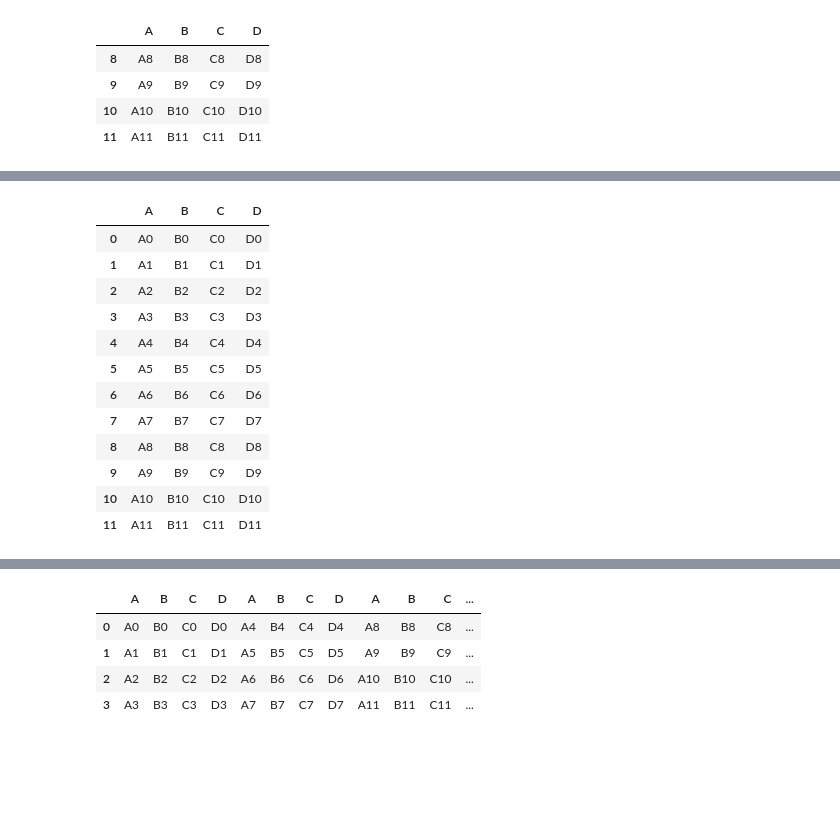
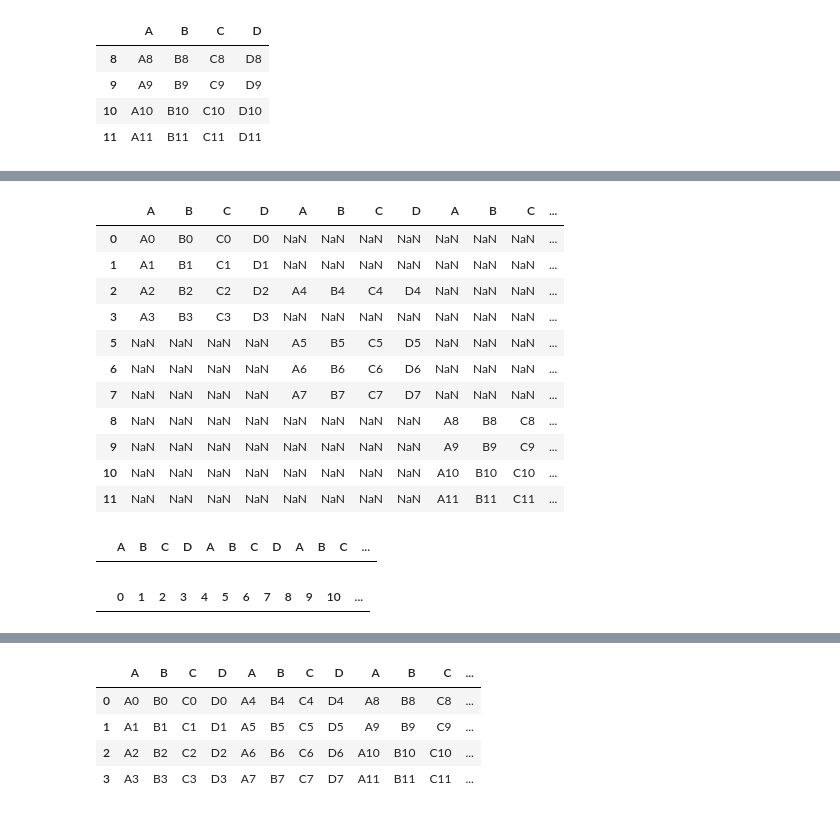
Before and after one commit to ustab/NOTES-FROM-LECTURERS, a Jupyter notebook: DAwPy_S9_(Combining_DataFrames)_student.ipynb, the cells around one changed output, grey strips where cells are left out. Saved outputs shown, nothing was run; the diff lists cells and outputs as text; code cells hidden in the pictures; blank space fills up the shorter version.

```diff
--- a/DAwPy_S9_(Combining_DataFrames)_student.ipynb
+++ b/DAwPy_S9_(Combining_DataFrames)_student.ipynb
@@ -280,16 +332,26 @@ display(df4,df5,df6)
+# %%
+pd.concat([df4,df5,df6],axis=1) # indexlere göre birleştirme yapacağı için. indexleri farklı
+# .. olduğu için df5 i yanına ekledi sütun olarak(Yani A,B,C,D yi koydu yana) ama indexleri uyuşmadığı için
+# .. alta 4,5,6,7. indexi ekledi ve onunla kendisine ait olan A,B,C,D(ikinci A,B,C,D) ile birleştirdi
+# %% [output]
+|  | A | B | C | D | A | B | C | D | A | B | C | ... |
+| 0 | A0 | B0 | C0 | D0 | NaN | NaN | NaN | NaN | NaN | NaN | NaN | ... |
+| 1 | A1 | B1 | C1 | D1 | NaN | NaN | NaN | NaN | NaN | NaN | NaN | ... |
+| 2 | A2 | B2 | C2 | D2 | A4 | B4 | C4 | D4 | NaN | NaN | NaN | ... |
+| 3 | A3 | B3 | C3 | D3 | NaN | NaN | NaN | NaN | NaN | NaN | NaN | ... |
+| 5 | NaN | NaN | NaN | NaN | A5 | B5 | C5 | D5 | NaN | NaN | NaN | ... |
+| 6 | NaN | NaN | NaN | NaN | A6 | B6 | C6 | D6 | NaN | NaN | NaN | ... |
+| 7 | NaN | NaN | NaN | NaN | A7 | B7 | C7 | D7 | NaN | NaN | NaN | ... |
+| 8 | NaN | NaN | NaN | NaN | NaN | NaN | NaN | NaN | A8 | B8 | C8 | ... |
+| 9 | NaN | NaN | NaN | NaN | NaN | NaN | NaN | NaN | A9 | B9 | C9 | ... |
+| 10 | NaN | NaN | NaN | NaN | NaN | NaN | NaN | NaN | A10 | B10 | C10 | ... |
+| 11 | NaN | NaN | NaN | NaN | NaN | NaN | NaN | NaN | A11 | B11 | C11 | ... |
+# %%
+pd.concat([df4,df5,df6],axis=1, join="inner") # Boş geldi çünkü "inner" kesişim yapar. Kesişen index olmadığı için boş geldi çıktı.
+# Bunu düzeltmek için bir şey yapabilir miyiz?
+# %% [output]
+|  | A | B | C | D | A | B | C | D | A | B | C | ... |
 # %%
-pd.concat([df4, df5, df6], axis=0)
+pd.concat([df4,df5,df6],axis=1,join="inner", ignore_index=True) # İşe yaramadı gördüğümüz gibi
 # %% [output]
-|  | A | B | C | D |
-| 0 | A0 | B0 | C0 | D0 |
-| 1 | A1 | B1 | C1 | D1 |
-| 2 | A2 | B2 | C2 | D2 |
-| 3 | A3 | B3 | C3 | D3 |
-| 4 | A4 | B4 | C4 | D4 |
-| 5 | A5 | B5 | C5 | D5 |
-| 6 | A6 | B6 | C6 | D6 |
-| 7 | A7 | B7 | C7 | D7 |
-| 8 | A8 | B8 | C8 | D8 |
-| 9 | A9 | B9 | C9 | D9 |
-| 10 | A10 | B10 | C10 | D10 |
-| 11 | A11 | B11 | C11 | D11 |
+|  | 0 | 1 | 2 | 3 | 4 | 5 | 6 | 7 | 8 | 9 | 10 | ... |
```
Also changed, not shown: parts of 70 cells of this notebook.
